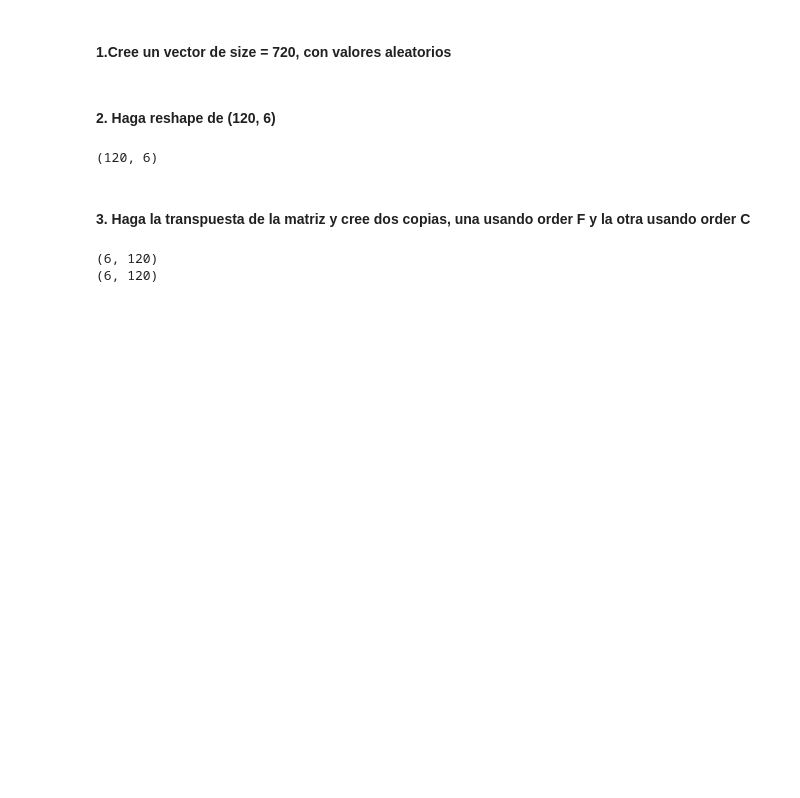
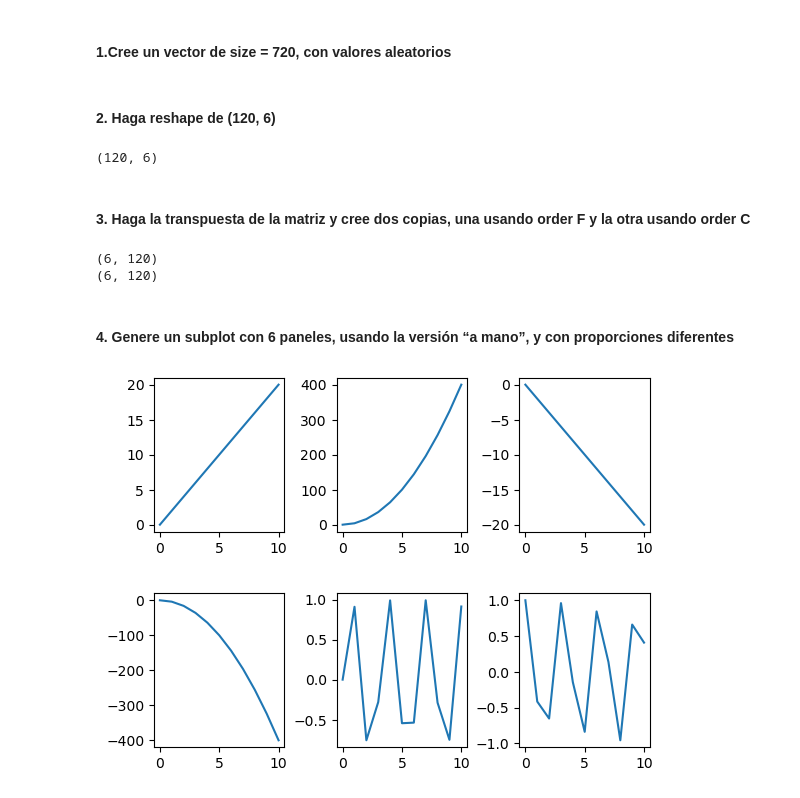
Before and after one commit to CarmenSRU/TareasParcial2Repaso, a Jupyter notebook: Matplot.ipynb, the cells around one changed output. Cells and saved outputs as stored; diff of their text form; code cells hidden in the pictures; blank space fills up the shorter version.

Commit message:
intento 1 parte 4

```diff
--- a/Matplot.ipynb
+++ b/Matplot.ipynb
@@ -88,3 +88,28 @@ copiaC = np.array(transpuesta, order='C')
 # %% [output]
 (6, 120)
 (6, 120)
+# %% [markdown]
+#### 4. Genere un subplot con 6 paneles, usando la versión “a mano”, y con proporciones diferentes
+# %%
+#Intento 1
+x = np.arange(11)
+y = 2*x
+plt.figure()
+plt.subplot(2, 3, 1)
+plt.plot(x,y)
+plt.subplot(2, 3, 2)
+plt.plot(x,y**2)
+plt.subplot(2, 3, 3)
+plt.plot(x,-y)
+plt.subplot(2, 3, 4)
+plt.plot(x,-y**2)
+plt.subplot(2, 3, 5)
+plt.plot(x,np.sin(y))
+plt.subplot(2, 3, 6)
+plt.plot(x,np.cos(y))
+plt.subplots_adjust(hspace=0.4, wspace=0.4)
+
+# plt.subplot(2, 1, 2)
+# plt.plot(x, np.cos(x));
+# %% [output]
+[figure, added]
```
